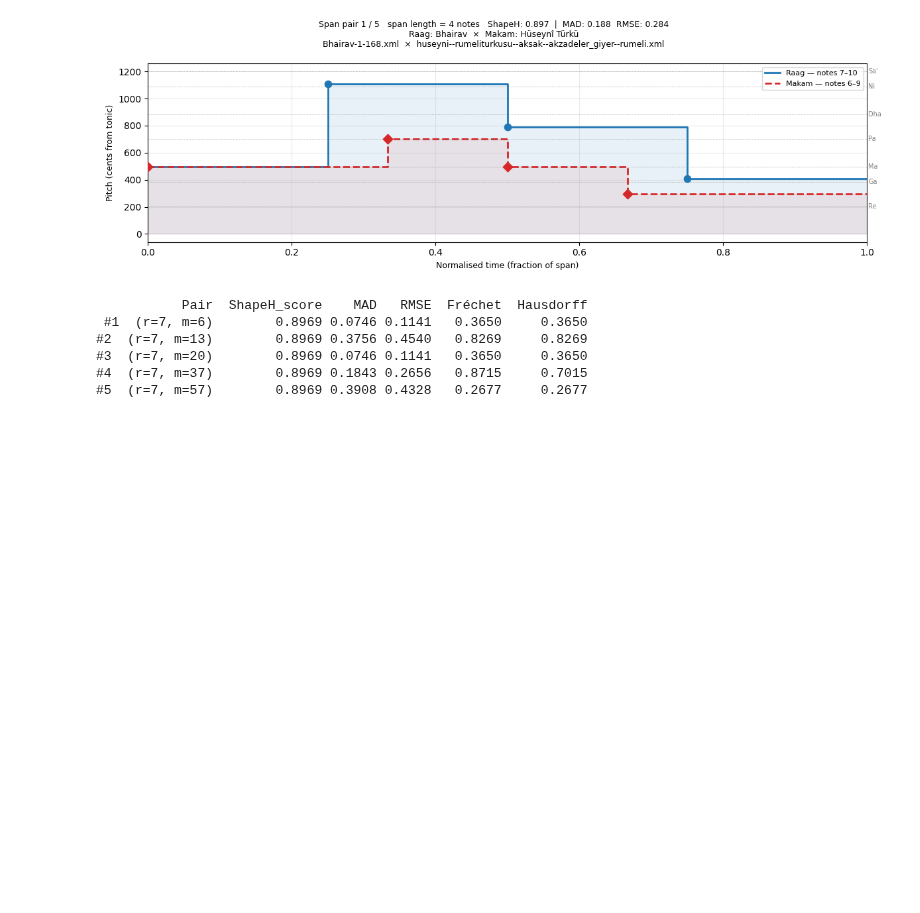
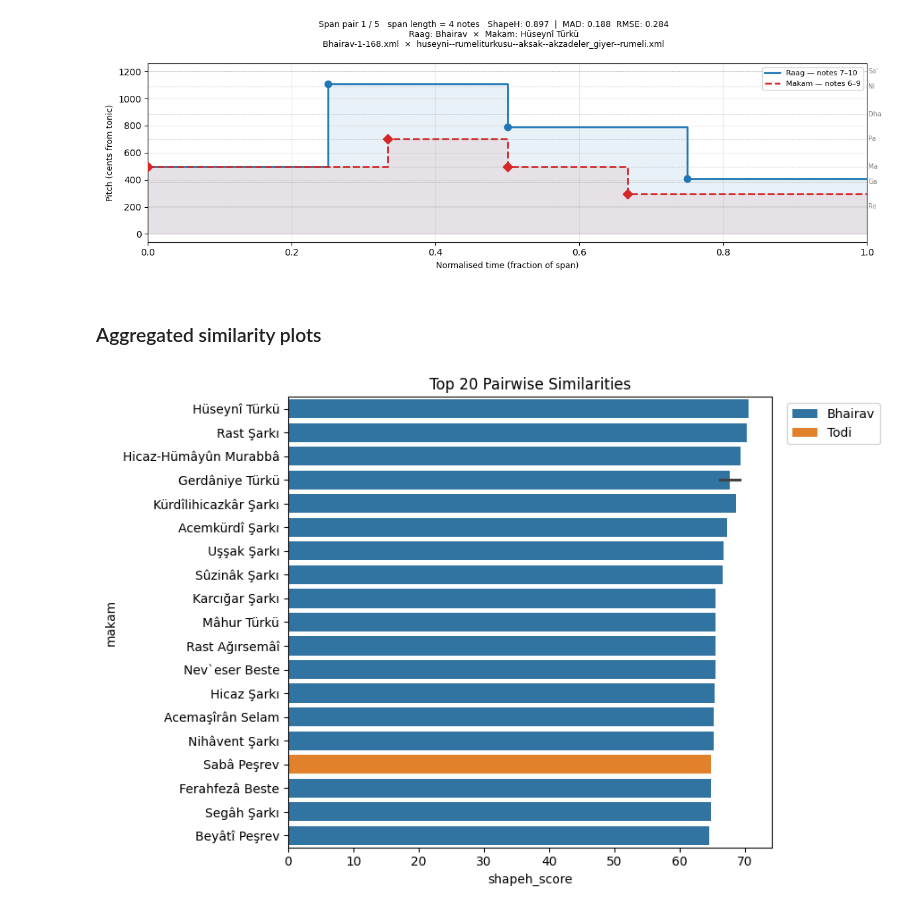
Before and after one commit to Sangarshanan/makam-and-ragas, a Jupyter notebook: phrase-similarity.ipynb, the cells around one changed output. Cells and saved outputs as stored; diff of their text form; code cells hidden in the pictures; blank space fills up the shorter version.

```diff
--- a/phrase-similarity.ipynb
+++ b/phrase-similarity.ipynb
@@ -451,45 +462,27 @@ else:
 # %% [output]
 VBox(children=(Dropdown(description='File pair:', layout=Layout(width='700px'), options=(('Bhairav-1-168.xml  …
 [figure]
-# %%
-def compute_all_metrics(rspan, mspan, n_samples: int = SHAPE_SAMPLES) -> dict:
-    t_r, p_r = span_to_curve(rspan, n_samples)
-    t_m, p_m = span_to_curve(mspan, n_samples)
-    if len(p_r) == 0 or len(p_m) == 0:
-        return {"MAD": np.nan, "RMSE": np.nan, "Fréchet": np.nan, "Hausdorff": np.nan}
-
-    pts_r = np.column_stack([t_r, p_r])
-    pts_m = np.column_stack([t_m, p_m])
-    return {
-        "MAD":       mean_abs_distance(p_r, p_m),
-        "RMSE":      rmse_distance(p_r, p_m),
-        "Fréchet":   discrete_frechet_distance(pts_r, pts_m),
-        "Hausdorff": hausdorff_distance(pts_r, pts_m),
-    }
-
-# Use the best file pair
-if all_span_pairs:
-    best_pair_info = all_span_pairs[0]
-    span_pairs = best_pair_info["span_pairs"][:TOP_N]
-
-    metric_rows = []
-    for rank, (ri, mi, rspan, mspan, score) in enumerate(span_pairs, start=1):
-        m = compute_all_metrics(rspan, mspan)
-        metric_rows.append({
-            "Pair": f"#{rank}  (r={ri}, m={mi})",
-            "ShapeH_score": score,
-            **m,
-        })
-
-    df_metrics = pd.DataFrame(metric_rows)
-    print(df_metrics.to_string(index=False, float_format=lambda x: f"{x:.4f}"))
-else:
-    print("No pairs computed.")
-    df_metrics = pd.DataFrame()
-# %% [output]
-           Pair  ShapeH_score    MAD   RMSE  Fréchet  Hausdorff
- #1  (r=7, m=6)        0.8969 0.0746 0.1141   0.3650     0.3650
-#2  (r=7, m=13)        0.8969 0.3756 0.4540   0.8269     0.8269
-#3  (r=7, m=20)        0.8969 0.0746 0.1141   0.3650     0.3650
-#4  (r=7, m=37)        0.8969 0.1843 0.2656   0.8715     0.7015
-#5  (r=7, m=57)        0.8969 0.3908 0.4328   0.2677     0.2677
+# %% [markdown]
+### Aggregated similarity plots
+# %%
+# Bhairav is the most similar raag to makams
+
+top_n = 20
+top_pairs = df_pair.nlargest(top_n, "shapeh_score")
+
+plt.figure(figsize=(9,6))
+sns.barplot(
+    data=top_pairs,
+    y="makam",
+    x="shapeh_score",
+    hue="raga",
+    dodge=False
+)
+plt.title(f"Top {top_n} Pairwise Similarities")
+plt.xlabel("shapeh_score")
+plt.ylabel("makam")
+plt.legend(bbox_to_anchor=(1.02, 1), loc="upper left")
+plt.tight_layout()
+plt.show()
+# %% [output]
+[figure, added]
```
Also changed, not shown: parts of 3 cells of this notebook.
